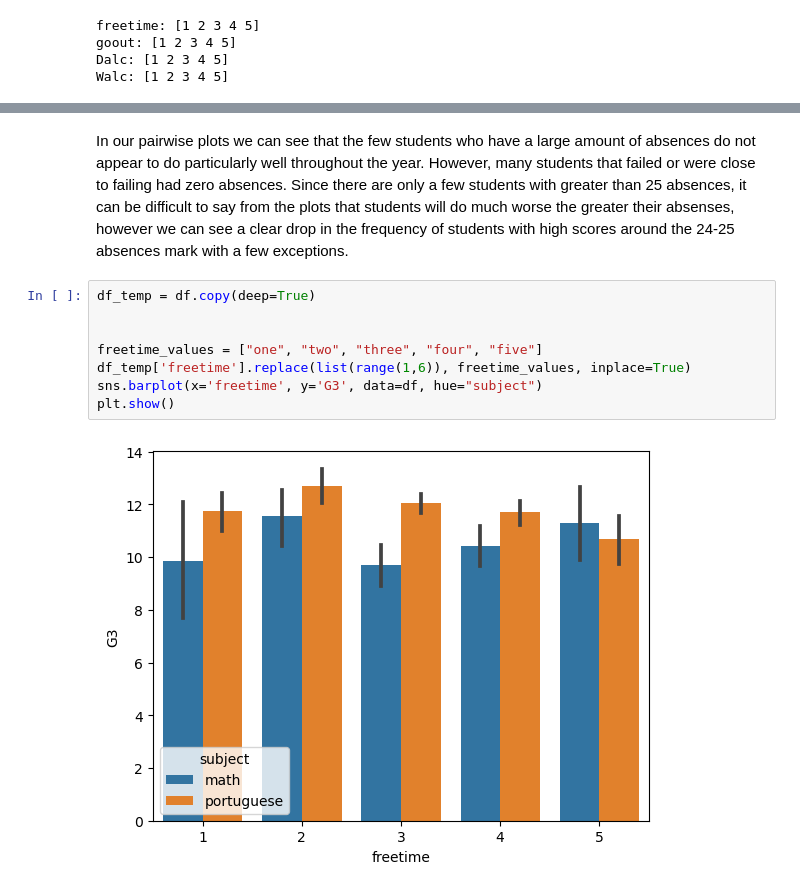
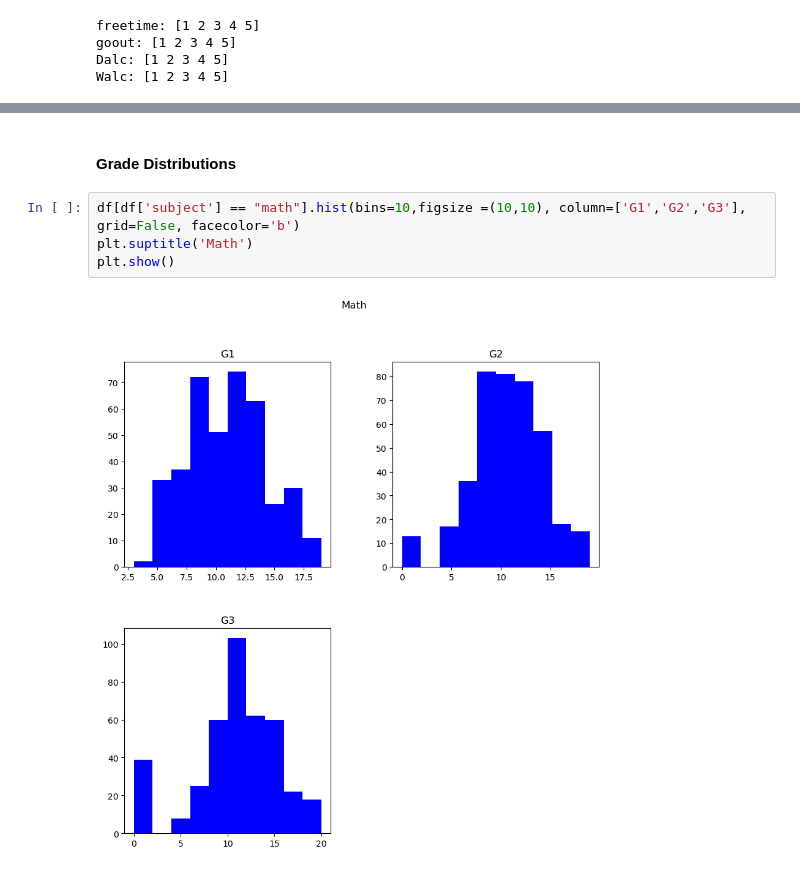
Before and after one commit to ubco-W2022T1-cosc301/project-group05, a Jupyter notebook: notebooks/analysis2.ipynb, the cells around one changed output, grey strips where cells are left out. Drawn from its saved outputs; the diff is of its cells as text.

```diff
--- a/notebooks/analysis2.ipynb
+++ b/notebooks/analysis2.ipynb
@@ -245,12 +263,8 @@ plt.show()
-# %% [markdown]
-In our pairwise plots we can see that the few students who have a large amount of absences do not appear to do particularly well throughout the year. However, many students that failed or were close to failing had zero absences. Since there are only a few students with greater than 25 absences, it can be difficult to say from the plots that students will do much worse the greater their absenses, however we can see a clear drop in the frequency of students with high scores around the 24-25 absences mark with a few exceptions.
-# %%
-df_temp = df.copy(deep=True)
-
-
-freetime_values = ["one", "two", "three", "four", "five"]
-df_temp['freetime'].replace(list(range(1,6)), freetime_values, inplace=True)
-sns.barplot(x='freetime', y='G3', data=df, hue="subject")
-plt.show()
-# %% [output]
-[figure, removed]
+# %% [markdown]
+#### Grade Distributions
+# %%
+df[df['subject'] == "math"].hist(bins=10,figsize =(10,10), column=['G1','G2','G3'], grid=False, facecolor='b')
+plt.suptitle('Math')
+plt.show()
+# %% [output]
+[figure, added]
```
Also changed, not shown: parts of 49 cells of this notebook, 1 other file.
